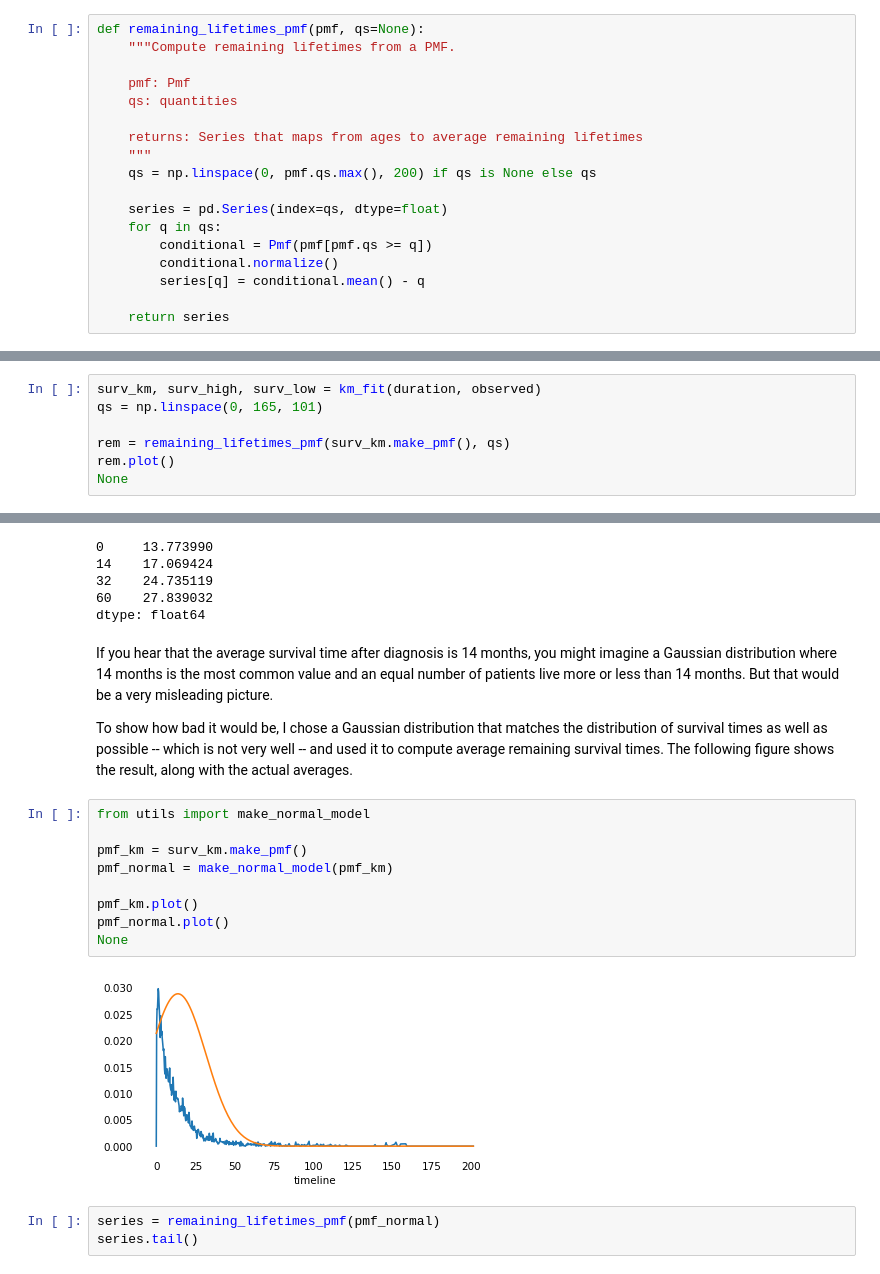
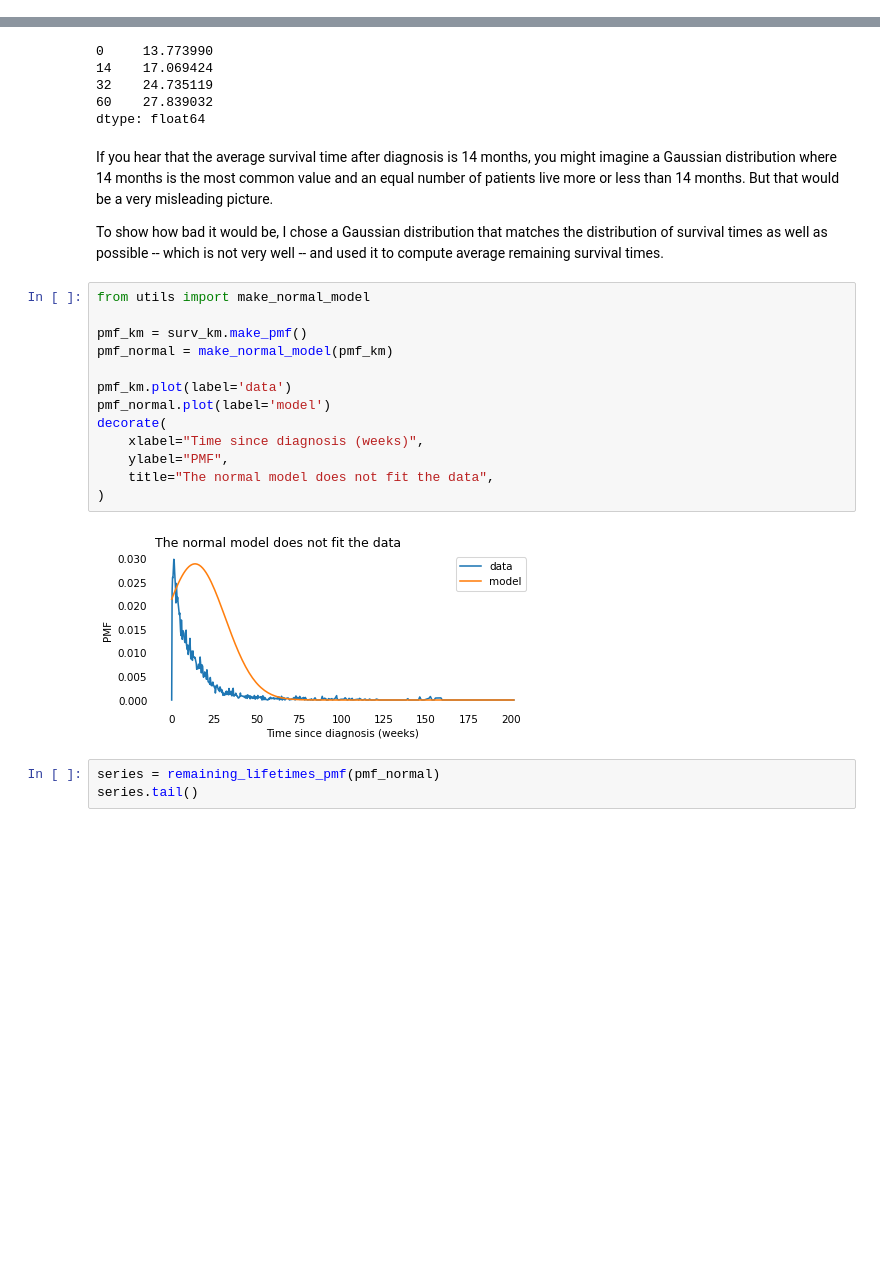
Before and after one commit to AllenDowney/ProbablyOverthinkingIt, a Jupyter notebook: notebooks/nbue.ipynb, the cells around one changed output, grey strips where cells are left out. Saved outputs shown, nothing was run; the diff lists cells and outputs as text; blank space fills up the shorter version.

```diff
--- a/notebooks/nbue.ipynb
+++ b/notebooks/nbue.ipynb
@@ -320,21 +343,3 @@ So a new bulb generally lasts longer than a used bulb.
 (lifetimes > 1450).sum(), (lifetimes > 1710).sum(), (lifetimes > 1800).sum()
 # %% [output]
 (25, 11, 5)
-# %%
-def remaining_lifetimes_pmf(pmf, qs=None):
-    """Compute remaining lifetimes from a PMF.
-
-    pmf: Pmf
-    qs: quantities
-
-    returns: Series that maps from ages to average remaining lifetimes
-    """
-    qs = np.linspace(0, pmf.qs.max(), 200) if qs is None else qs
-
-    series = pd.Series(index=qs, dtype=float)
-    for q in qs:
-        conditional = Pmf(pmf[pmf.qs >= q])
-        conditional.normalize()
-        series[q] = conditional.mean() - q
-
-    return series
@@ -650,10 +644,3 @@ def make_km_plot(duration, observed, **options):
 # %% [markdown]
 As we did with light bulbs and pregnancy lengths, we can use this distribution to compute the average remaining survival time for patients at each time after diagnosis.
 The following figure shows the result.
-# %%
-surv_km, surv_high, surv_low = km_fit(duration, observed)
-qs = np.linspace(0, 165, 101)
-
-rem = remaining_lifetimes_pmf(surv_km.make_pmf(), qs)
-rem.plot()
-None
@@ -713,18 +703,21 @@ If you hear that the average survival time after diagnosis is 14 months, you mig
 But that would be a very misleading picture.
 
 To show how bad it would be, I chose a Gaussian distribution that matches the distribution of survival times as well as possible -- which is not very well -- and used it to compute average remaining survival times.
-The following figure shows the result, along with the actual averages.
 # %%
 from utils import make_normal_model
 
 pmf_km = surv_km.make_pmf()
 pmf_normal = make_normal_model(pmf_km)
 
-pmf_km.plot()
-pmf_normal.plot()
-None
+pmf_km.plot(label='data')
+pmf_normal.plot(label='model')
+decorate(
+    xlabel="Time since diagnosis (weeks)",
+    ylabel="PMF",
+    title="The normal model does not fit the data",
+)
 # %% [output]
-[figure, old version]
+[figure, new version]
 # %%
 series = remaining_lifetimes_pmf(pmf_normal)
 series.tail()
```
Also changed, not shown: parts of 69 cells of this notebook.
